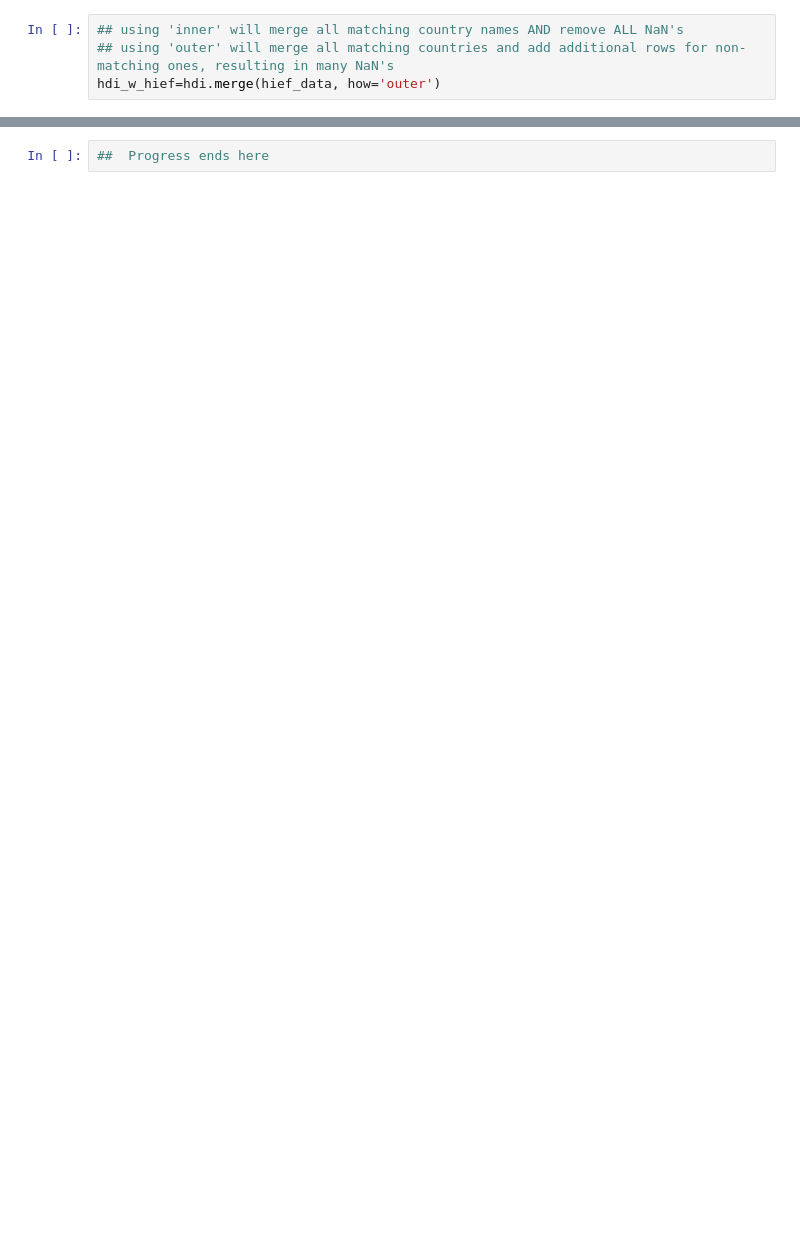
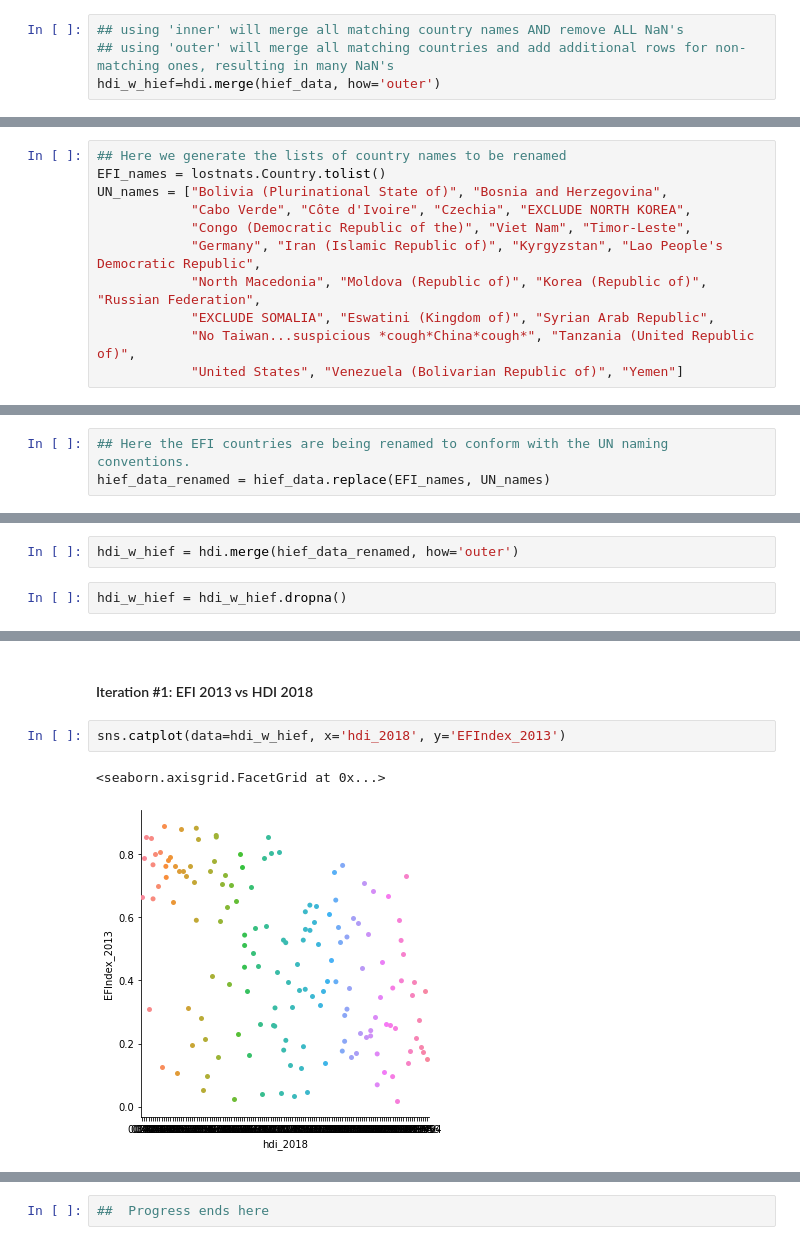
Before and after one commit to cxcollins/OMIS114_final, a Jupyter notebook: OMIS114 Final Notebook.ipynb, the cells around one changed output, grey strips where cells are left out. Saved outputs shown, nothing was run; the diff lists cells and outputs as text; blank space fills up the shorter version.

```diff
--- a/OMIS114 Final Notebook.ipynb
+++ b/OMIS114 Final Notebook.ipynb
@@ -226,0 +293,11 @@ lostnats
+# %%
+## Here we generate the lists of country names to be renamed
+EFI_names = lostnats.Country.tolist()
+UN_names = ["Bolivia (Plurinational State of)", "Bosnia and Herzegovina",
+            "Cabo Verde", "Côte d'Ivoire", "Czechia", "EXCLUDE NORTH KOREA",
+            "Congo (Democratic Republic of the)", "Viet Nam", "Timor-Leste",
+            "Germany", "Iran (Islamic Republic of)", "Kyrgyzstan", "Lao People's Democratic Republic",
+            "North Macedonia", "Moldova (Republic of)", "Korea (Republic of)", "Russian Federation",
+            "EXCLUDE SOMALIA", "Eswatini (Kingdom of)", "Syrian Arab Republic",
+            "No Taiwan...suspicious *cough*China*cough*", "Tanzania (United Republic of)",
+            "United States", "Venezuela (Bolivarian Republic of)", "Yemen"]
@@ -226,0 +314,3 @@ lostnats
+# %%
+## Here the EFI countries are being renamed to conform with the UN naming conventions.
+hief_data_renamed = hief_data.replace(EFI_names, UN_names)
@@ -226,0 +338,4 @@ lostnats
+# %%
+hdi_w_hief = hdi.merge(hief_data_renamed, how='outer')
+# %%
+hdi_w_hief = hdi_w_hief.dropna()
@@ -226,0 +362,7 @@ lostnats
+# %% [markdown]
+#### Iteration #1:  EFI 2013 vs HDI 2018
+# %%
+sns.catplot(data=hdi_w_hief, x='hdi_2018', y='EFIndex_2013')
+# %% [output]
+<seaborn.axisgrid.FacetGrid at 0x...>
+[figure, added]
```
Also changed, not shown: parts of 51 cells of this notebook.
